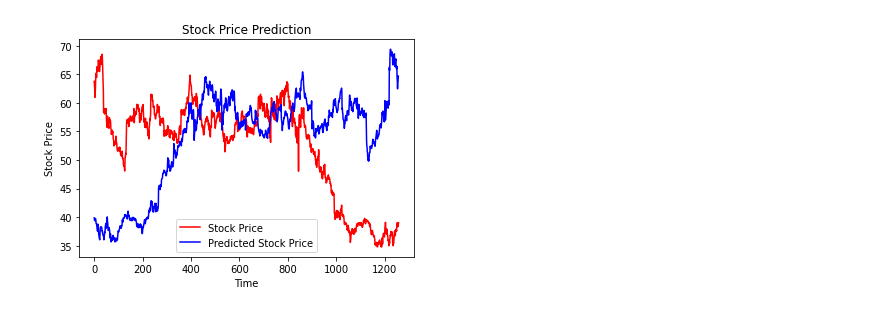
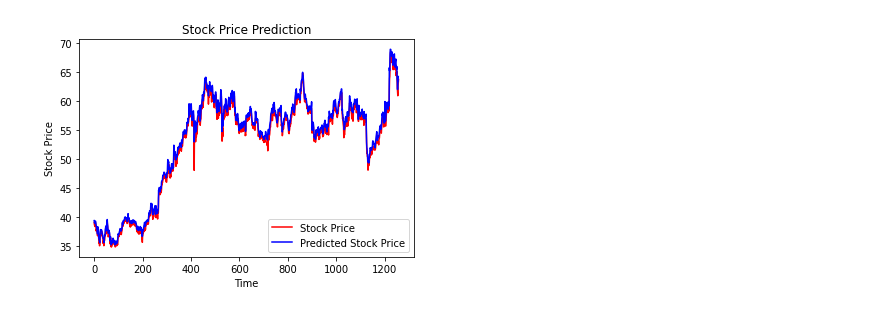
Before and after one commit to monjjjjj/stock_prediction, a Jupyter notebook: StockPrice_prediction.ipynb, the cells around one changed output. Cells and saved outputs as stored; diff of their text form; code cells hidden in the pictures.

```diff
--- a/StockPrice_prediction.ipynb
+++ b/StockPrice_prediction.ipynb
@@ -93,6 +94,7 @@ plt.show()
 # Making predictions for the entire dataset
 # Getting the real stock price of 2017 - 2021
 real_stock_price_train = pd.read_csv('/content/drive/MyDrive/StockPrice_prediction/Starbucks_Stock_2014_2018.csv')
+real_stock_price_train = real_stock_price_train.iloc[::-1]
 real_stock_price_train = real_stock_price_train.iloc[:,1:2].values
 
 # Getting the predicted stock price of 2017 - 2021
@@ -112,4 +114,4 @@ plt.show()
-[figure, old version]
+[figure, new version]
 # %%
 import math
 from sklearn.metrics import mean_squared_error
```
Also changed, not shown: parts of 6 cells of this notebook.
